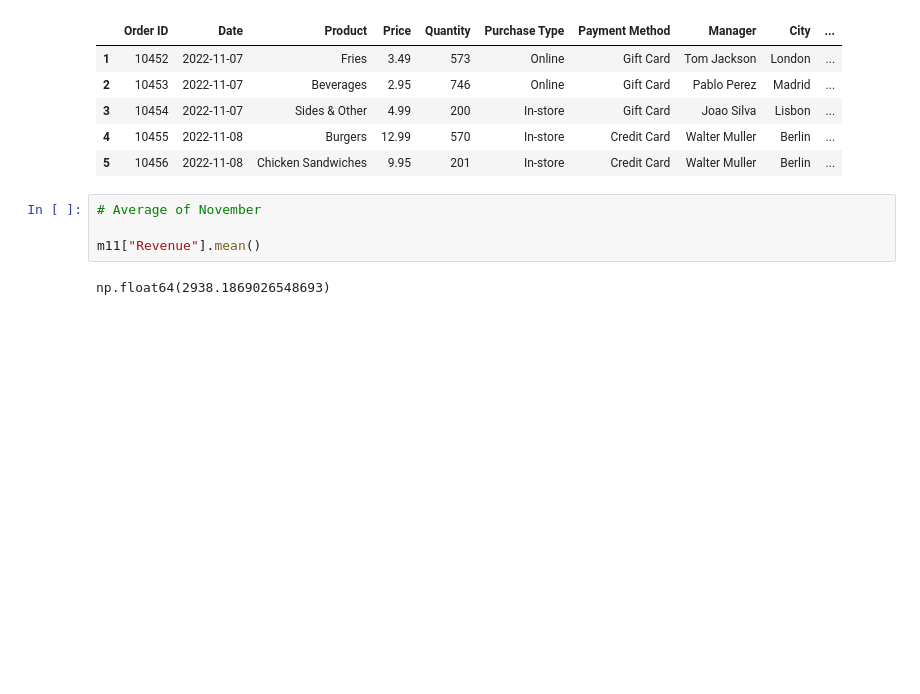
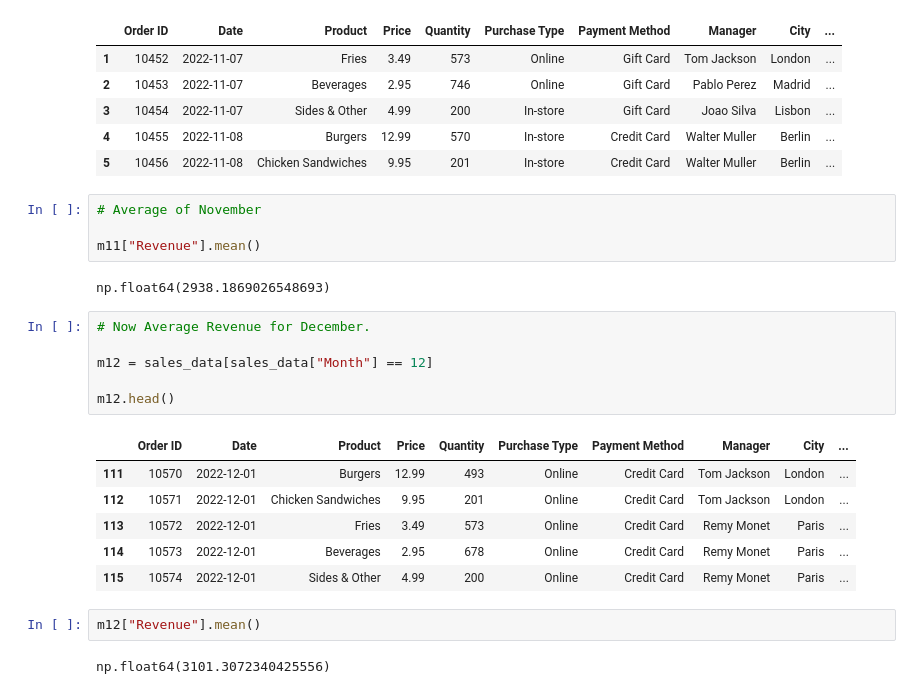
Before and after one commit to abdullahkhan-10/Python-Complete-Course, a Jupyter notebook: Python Projects/Intermediate Projects/1_sales_data.ipynb, the cells around one changed output. Saved outputs shown, nothing was run; the diff lists cells and outputs as text; blank space fills up the shorter version.

Commit message:
December Average Revenue shown

```diff
--- a/Python Projects/Intermediate Projects/1_sales_data.ipynb
+++ b/Python Projects/Intermediate Projects/1_sales_data.ipynb
@@ -676,3 +676,20 @@ m11.head()
 m11["Revenue"].mean()
 # %% [output]
 np.float64(2938.1869026548693)
+# %%
+# Now Average Revenue for December.
+
+m12 = sales_data[sales_data["Month"] == 12]
+
+m12.head()
+# %% [output]
+|  | Order ID | Date | Product | Price | Quantity | Purchase Type | Payment Method | Manager | City | ... |
+| 111 | 10570 | 2022-12-01 | Burgers | 12.99 | 493 | Online | Credit Card | Tom Jackson | London | ... |
+| 112 | 10571 | 2022-12-01 | Chicken Sandwiches | 9.95 | 201 | Online | Credit Card | Tom Jackson | London | ... |
+| 113 | 10572 | 2022-12-01 | Fries | 3.49 | 573 | Online | Credit Card | Remy Monet | Paris | ... |
+| 114 | 10573 | 2022-12-01 | Beverages | 2.95 | 678 | Online | Credit Card | Remy Monet | Paris | ... |
+| 115 | 10574 | 2022-12-01 | Sides & Other | 4.99 | 200 | Online | Credit Card | Remy Monet | Paris | ... |
+# %%
+m12["Revenue"].mean()
+# %% [output]
+np.float64(3101.3072340425556)
```
